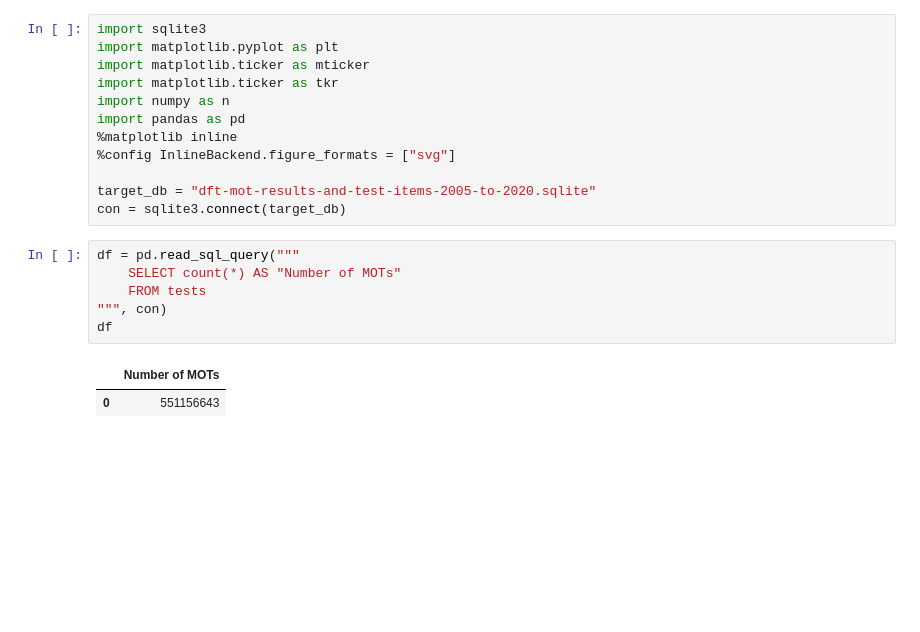
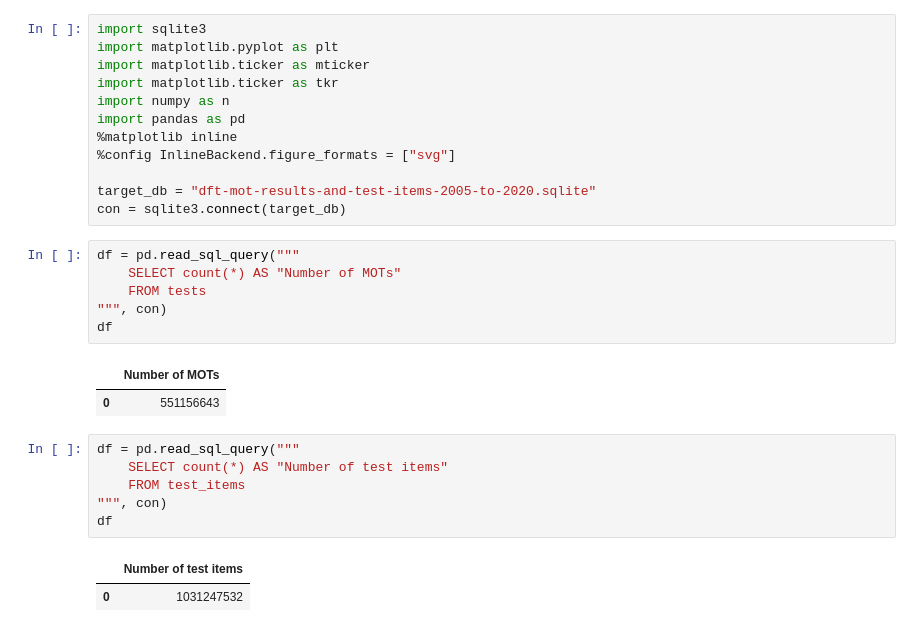
Before and after one commit to michalc/dft-mot-analysis, a Jupyter notebook: 03 - explore.ipynb, the cells around one changed output. Drawn from its saved outputs; the diff is of its cells as text; blank space fills up the shorter version.

```diff
--- a/03 - explore.ipynb
+++ b/03 - explore.ipynb
@@ -19,3 +19,12 @@ df
 # %% [output]
 |  | Number of MOTs |
 | 0 | 551156643 |
+# %%
+df = pd.read_sql_query("""
+    SELECT count(*) AS "Number of test items"
+    FROM test_items
+""", con)
+df
+# %% [output]
+|  | Number of test items |
+| 0 | 1031247532 |
```
Also changed, not shown: parts of 6 cells of this notebook.
